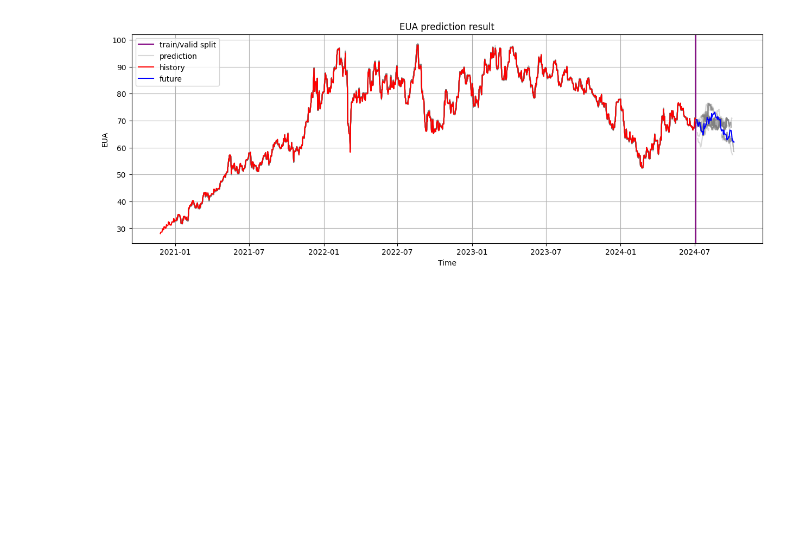
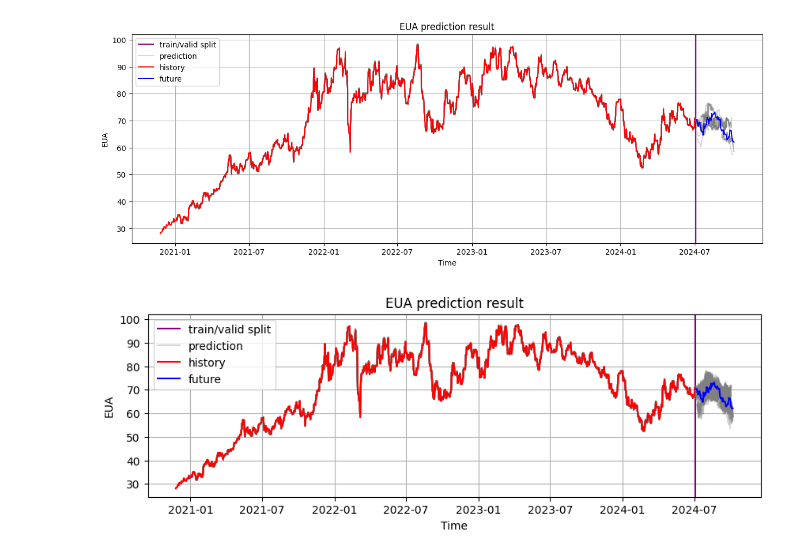
Before and after one commit to geomodeller/eua_prediction, a Jupyter notebook: MULTIRECURSIVE_HJ.ipynb, the cells around one changed output. Cells and saved outputs as stored; diff of their text form; code cells hidden in the pictures; blank space fills up the shorter version.

Commit message:
update recursive visualization with P10/50/90

```diff
--- a/MULTIRECURSIVE_HJ.ipynb
+++ b/MULTIRECURSIVE_HJ.ipynb
@@ -60,10 +57,14 @@ X_train, y_train, X_test, y_test, scaler = curate_training_test_data_many(
                                             is_test_split = False,
                                         )
 
-checkpoint_path = f"./{folder_name}/{modeltype}_ts_{sequence_length}.keras"
-
+checkpoint_path = f"./{folder_name}/{modeltype}_ts_{sequence_length}.pth"
 # Convert to PyTorch tensor
 X_train_tensor, y_train_tensor = torch.from_numpy(X_train).to(device), torch.from_numpy(y_train).to(device)
 model = generate_lstm_multi_step(X_train_tensor, y_train_tensor)
-history = train_lstm_multi_step(model, checkpoint_path, X_train_tensor, y_train_tensor, patience=50_000,
-                                batch_size=128, epochs=50_000, verbose=0)
+if os.path.isfile('best_mutistep_lstm_model.pth'):
+    model.load_state_dict(torch.load('best_mutistep_lstm_model.pth'))
+else:
+    history = train_lstm_multi_step(model, checkpoint_path,
+                                    X_train_tensor, y_train_tensor,
+                                    patience=50_000,
+                                    batch_size=128, epochs=50_000, verbose=0)
@@ -121,11 +118,14 @@ visual_train_n_valid_data_performance(y_train_pred,y_test_pred, train_start_date
 # %% [output]
 [figure]
 # %%
+# visual ensemble of predictions
 visual_train_n_valid_data_performance(y_train_pred,y_test_preds, train_start_date, train_test_split_date, df_all,
                                       figsize = (10,3),
-                                      index_of_data = 1,
-                                      name_of_data = 'Oil',
+                                      index_of_data = 0,
+                                      name_of_data = 'EUA',
                                       decoration = {'xlabel': 'Time',
-                                                    'ylabel':'Oil',
-                                                    'title':'Oil prediction result',
+                                                    'ylabel':'EUA',
+                                                    'title':'EUA prediction result',
                                                     'grid':'on'})
+# %% [output]
+[figure, added]
```
Also changed, not shown: parts of 12 cells of this notebook, 3 other files.
